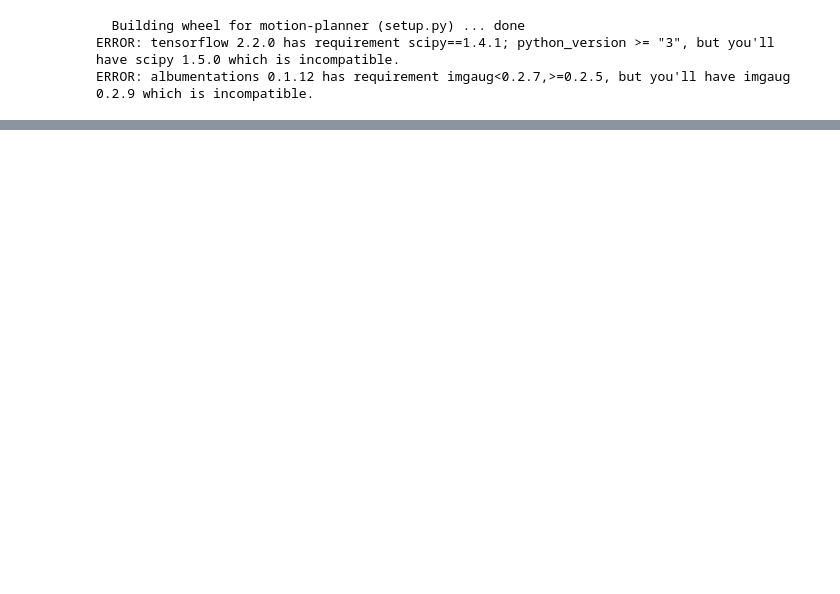
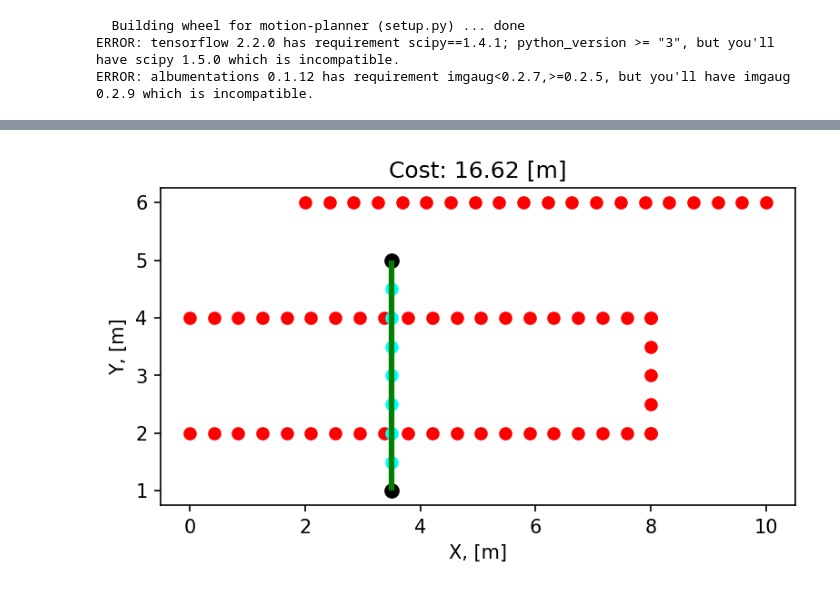
Before and after one commit to Steplerchik/motion-planner, a Jupyter notebook: notebooks/colab_problem_definition.ipynb, the cells around one changed output, grey strips where cells are left out. Cells and saved outputs as stored; diff of their text form; code cells hidden in the pictures; blank space fills up the shorter version.

```diff
--- a/notebooks/colab_problem_definition.ipynb
+++ b/notebooks/colab_problem_definition.ipynb
@@ -31,16 +23,0 @@ Real cost: 16.62 [m]
-# %%
-planner_factory = PlannerFactory(state_space=Bezier,
-                                 state_space_parameter=3.0)
-planner = planner_factory.make_planner(RRTWithoutCollisionCheck,
-                                       {'end_position_probability_sampling': 0.3})
-start = planner_factory.start_position
-finish = planner_factory.end_position
-navigation_function = NavigationFunctionNF1(finish, resolution=0.5)
-optimization_objective = CostPenaltyObjective(planner_factory.space_info, navigation_function)
-problem = ProblemDefinition(start, finish, planner, optimization_objective)
-
-problem.solve()
-cost = problem.cost
-print("Real cost: %.2f [m]" %cost)
-plot_rrt(problem.planner, start, finish, planner_factory.obstacle_points)
-plot_cost_map(navigation_function)
@@ -51,17 +23,0 @@ Real cost: 15.73 [m]
-# %%
-planner_factory = PlannerFactory(state_space=Dubins,
-                                 state_space_parameter=1.0)
-planner = planner_factory.make_planner(RRTWithoutCollisionCheck,
-                                       {'edge_size': 1.0,
-                                        'iteration_count': 400})
-start = planner_factory.start_position
-finish = planner_factory.end_position
-navigation_function = NavigationFunctionNF1(finish, resolution=0.5)
-optimization_objective = CostPenaltyObjective(planner_factory.space_info, navigation_function)
-problem = ProblemDefinition(start, finish, planner, optimization_objective)
-
-problem.solve()
-cost = problem.cost
-print("Real cost: %.2f [m]" %cost)
-plot_rrt(problem.planner, start, finish, planner_factory.obstacle_points)
-plot_cost_map(navigation_function)
@@ -71,0 +24,4 @@ Real cost: 27.93 [m]
+# %%
+plot_rrt(planner, start, finish, obstacle_points, cost)
+# %% [output]
+[figure, added]
```
Also changed, not shown: parts of 14 cells of this notebook, 6 other files.
